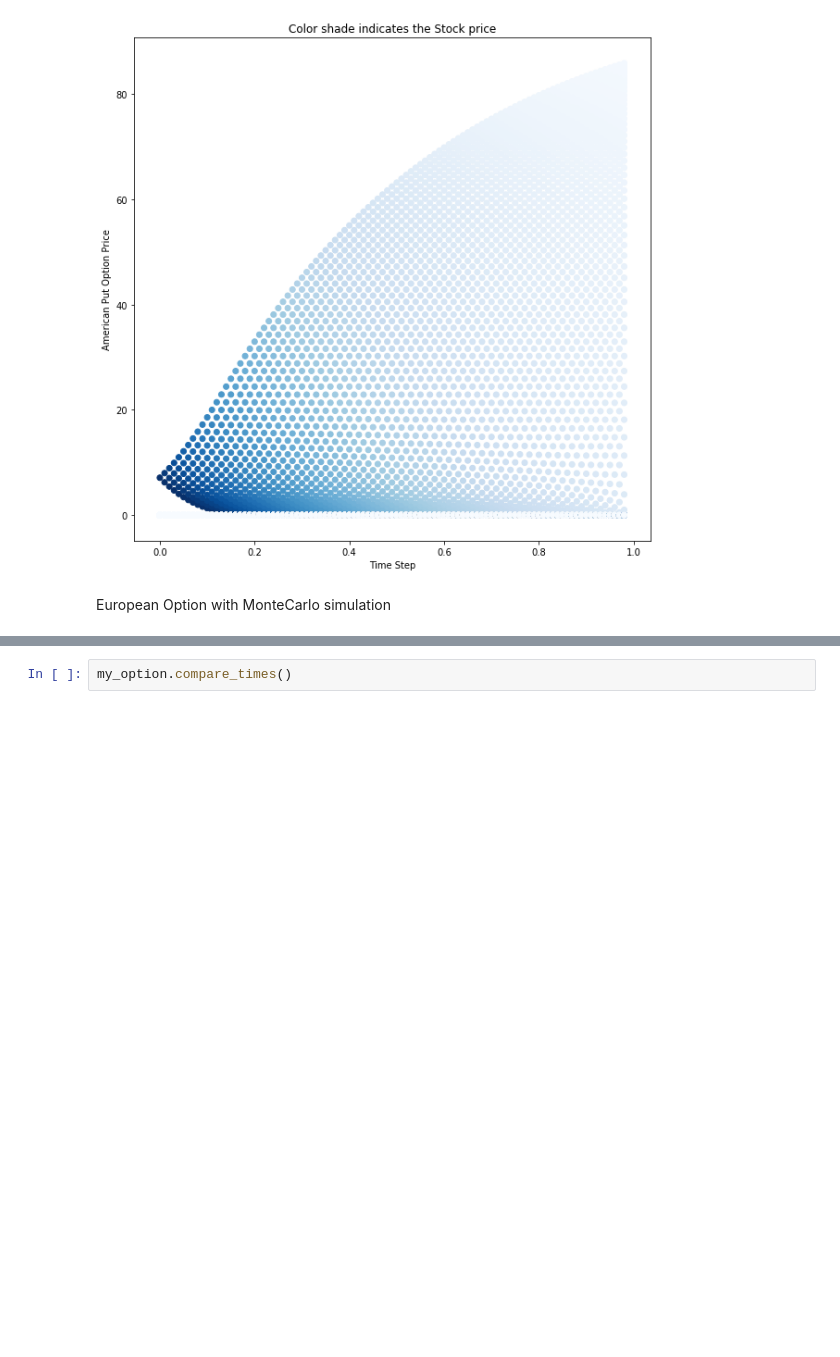
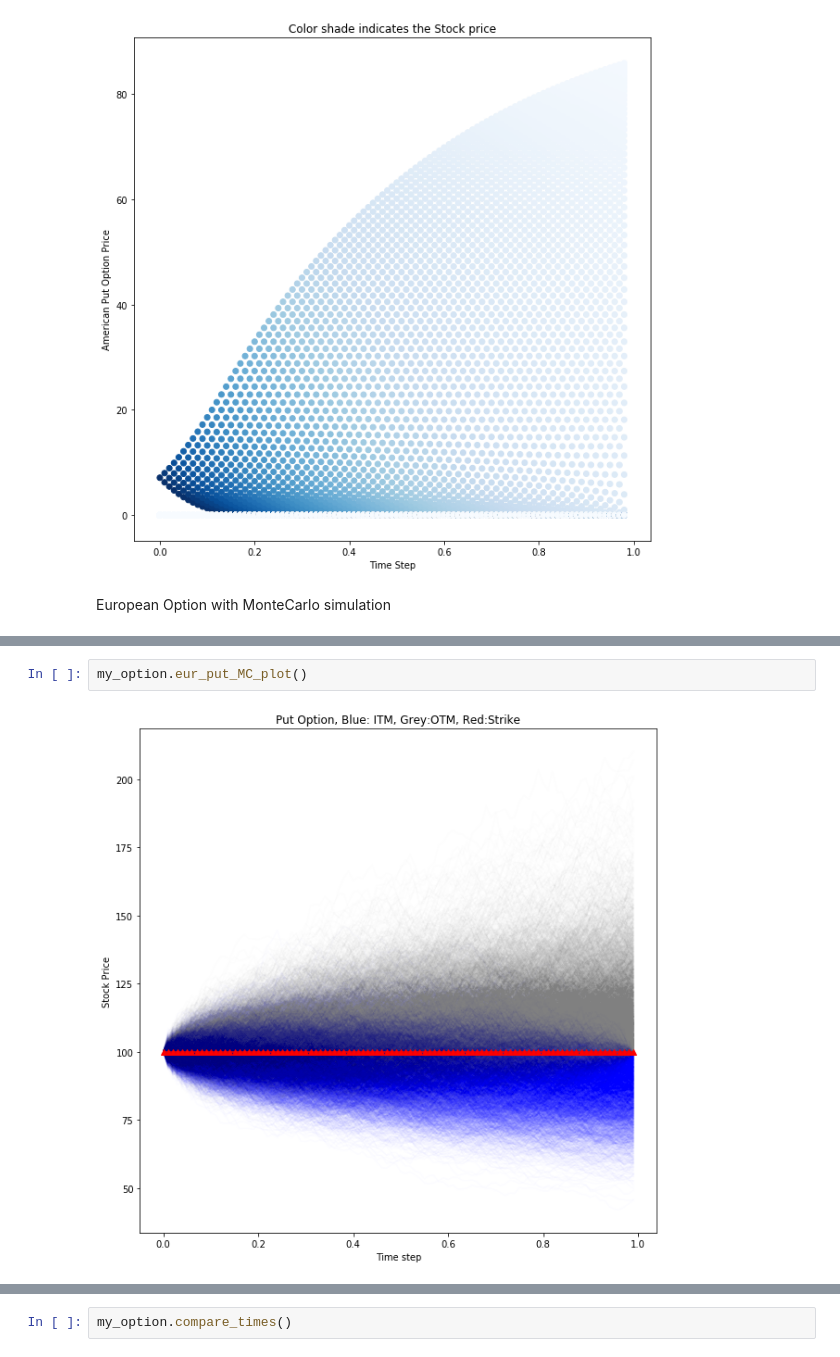
Before and after one commit to jecabcas/library1, a Jupyter notebook: Options_Pricing.ipynb, the cells around one changed output, grey strips where cells are left out. Saved outputs shown, nothing was run; the diff lists cells and outputs as text; blank space fills up the shorter version.

```diff
--- a/Options_Pricing.ipynb
+++ b/Options_Pricing.ipynb
@@ -587,0 +660,4 @@ my_option.european_put_MC()
+# %%
+my_option.eur_put_MC_plot()
+# %% [output]
+[figure, added]
```
Also changed, not shown: parts of 9 cells of this notebook.
